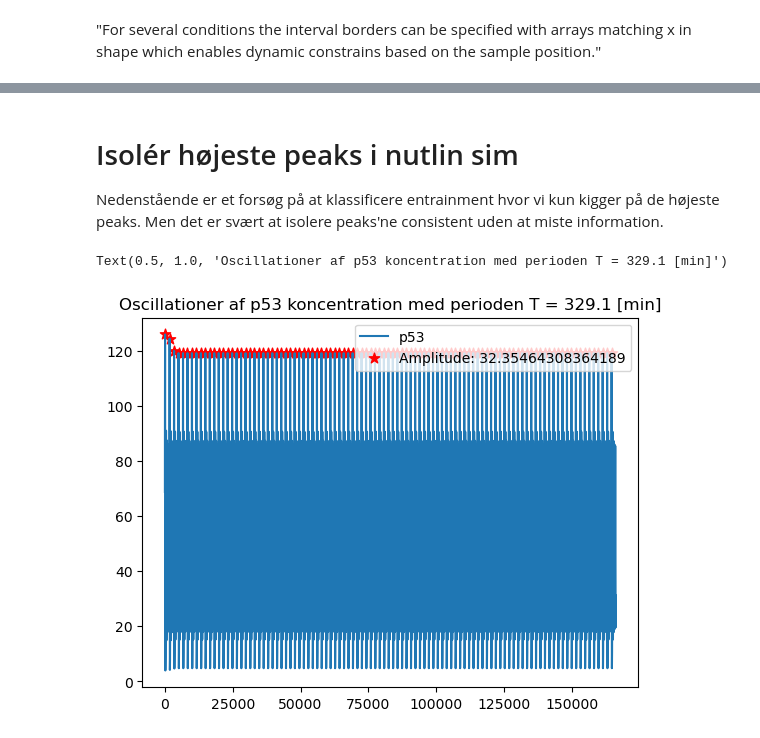
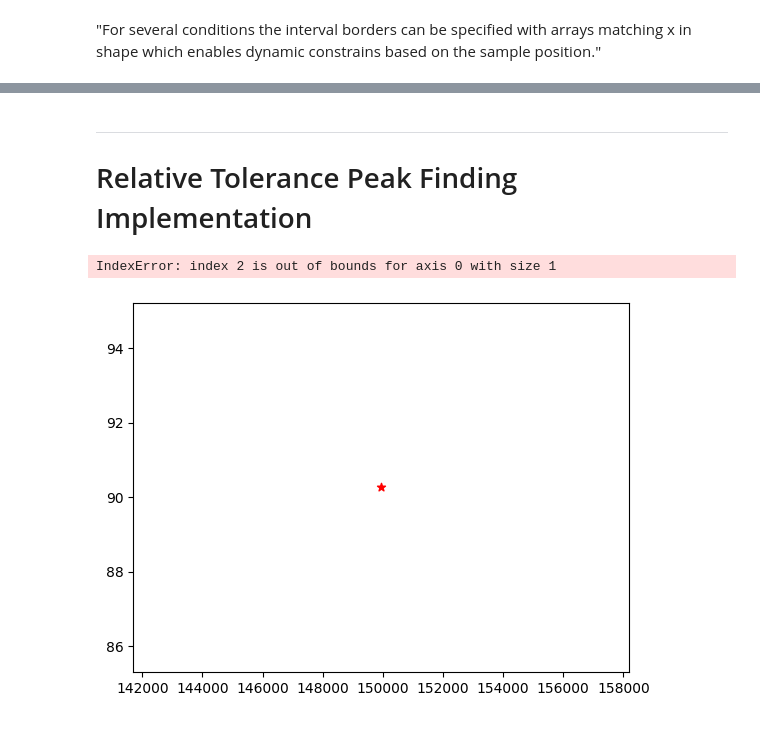
Before and after one commit to ErikBachRyhl/p53, a Jupyter notebook: Nutlin-tilføjelse.ipynb, the cells around one changed output, grey strips where cells are left out. Cells and saved outputs as stored; diff of their text form; code cells hidden in the pictures.

```diff
--- a/Nutlin-tilføjelse.ipynb
+++ b/Nutlin-tilføjelse.ipynb
@@ -237,11 +227,12 @@ plt.plot()
-# %% [markdown]
-# Isolér højeste peaks i nutlin sim
-Nedenstående er et forsøg på at klassificere entrainment hvor vi kun kigger på de højeste peaks. Men det er svært at isolere peaks'ne consistent uden at miste information.
+# %% [markdown]
+___
+
+# Relative Tolerance Peak Finding Implementation
 # %%
 # Running this after starting nutlin
 # For finding a candidate for peak height of highest peaks.
 def get_peak_height(y):
-    y_peaks = find_peaks(y, height=None)[0][20:40]
+    y_peaks = find_peaks(y, height=None)[0][-30:]
     reference_height = 0
 
     for peak in y_peaks:
@@ -252,6 +243,6 @@ def get_peak_height(y):
 
     return y_peaks, reference_height
 # %%
-highest_peak_candidates, height_interval = get_peak_height(p_1)
+highest_peak_candidates, top_peak_height_after_transient = get_peak_height(p_1)
 # %%
 # Use "get_peak_height" after running nutlin sim to get a feeling for where the highest peaks are after adding nutlin
@@ -266,10 +268,0 @@ top_peaks_after_adding_nutlin = find_highest_peaks_nutlin(p_1, height_interval)
-# %%
-plt.plot(t_1, p_1, label="p53")
-plt.scatter(t_1[top_peaks_after_adding_nutlin], p_1[top_peaks_after_adding_nutlin], s=60, c="red", marker='*', label=f"Amplitude: {A_int}")
-
-plt.legend()
-
-plt.title(f"Oscillationer af p53 koncentration med perioden T = {T_int:.4} [min]")
-# %% [output]
-Text(0.5, 1.0, 'Oscillationer af p53 koncentration med perioden T = 329.1 [min]')
-[figure, removed]
@@ -279,0 +269,10 @@ def check_period_convergence(t, peaks):
+# %%
+window_left = 0
+window_right = 2
+
+# Kinda cryptic, just windows it without transient
+plt.scatter(t_1[top_peaks_after_adding_nutlin[window_left:window_right]], p_1[top_peaks_after_adding_nutlin[window_left:window_right]], marker='*', color="red")
+plt.plot(t_1[top_peaks_after_adding_nutlin[window_left]:top_peaks_after_adding_nutlin[window_right]],p_1[top_peaks_after_adding_nutlin[window_left]:top_peaks_after_adding_nutlin[window_right]])
+# %% [output]
+IndexError: index 2 is out of bounds for axis 0 with size 1
+[figure, added]
```
Also changed, not shown: parts of 45 cells of this notebook, 1 other file.
